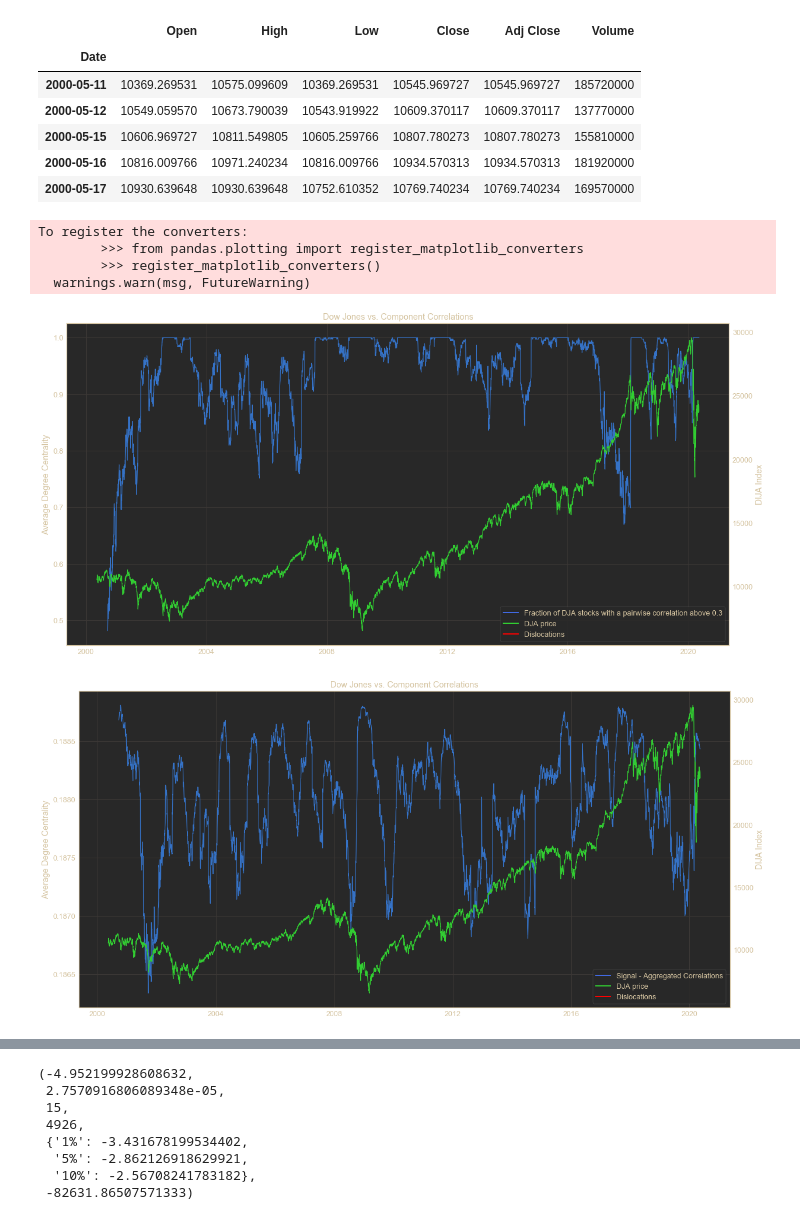
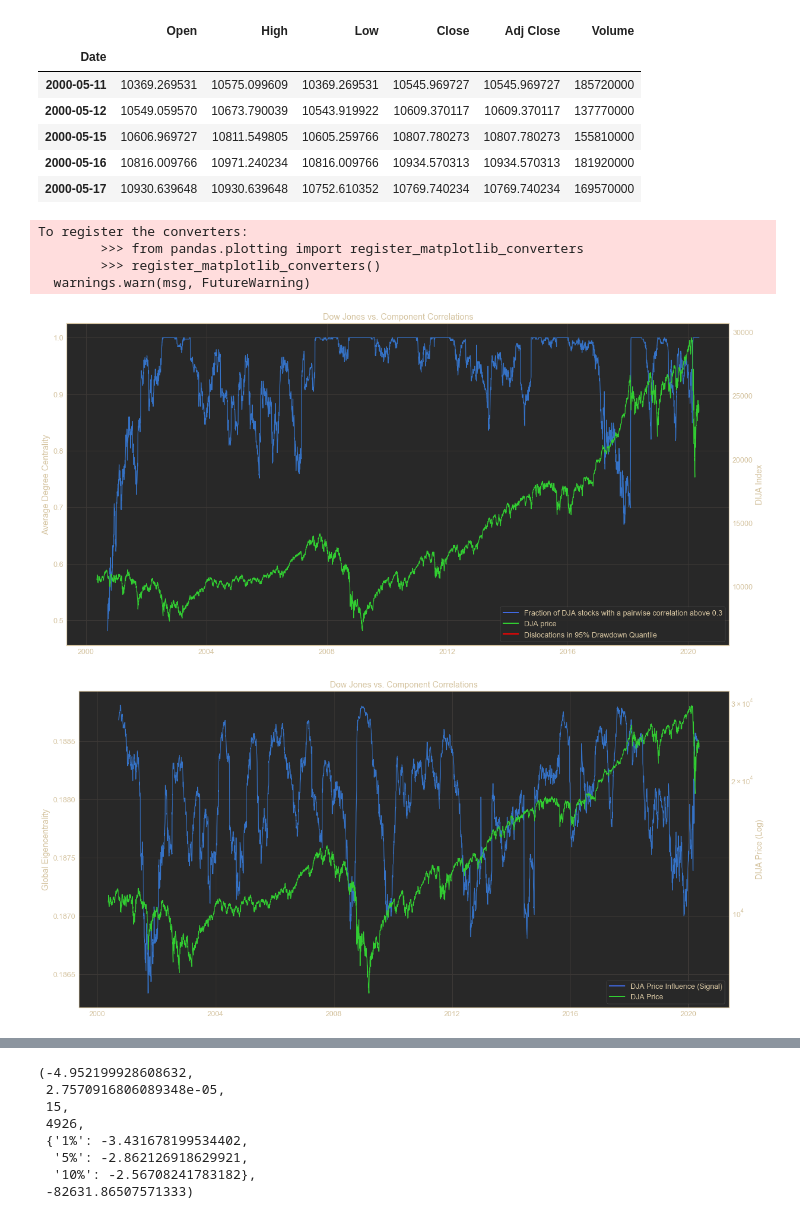
Before and after one commit to mayabenowitz/hedgepy, a Jupyter notebook: notebooks/1.1-dcor-centrality-svm.ipynb, the cells around one changed output, grey strips where cells are left out. Cells and saved outputs as stored; diff of their text form; code cells hidden in the pictures.

```diff
--- a/notebooks/1.1-dcor-centrality-svm.ipynb
+++ b/notebooks/1.1-dcor-centrality-svm.ipynb
@@ -107,5 +104,5 @@ nx_ts_soft = build_network_time_series(dja_series, soft_threshold=True)
 # %%
-ns_ts_hard = build_network_time_series(dja_series, soft_threshold=False)
+nx_ts_hard = build_network_time_series(dja_series, soft_threshold=False)
 # %%
 nx_ts_02 = build_network_time_series(dja_series, soft_threshold=False, corr_threshold=0.2)
 nx_ts_03 = build_network_time_series(dja_series, soft_threshold=False, corr_threshold=0.3)
@@ -123,7 +120,7 @@ df_dc = pd.concat(df_list, axis=1)
 # %%
 from hedgepy.centrality import global_clustering
 # %%
-df_ec = global_eigencentrality(ns_ts_hard)
+df_ec = global_eigencentrality(nx_ts_hard)
 # df_ec = global_clustering(nx_ts_soft)
 # %%
 # df_ec.columns = ['global_eigencentrality']
@@ -134,7 +131,7 @@ df_dc.columns = col_names
 from matplotlib.lines import Line2D
 colors = ['royalblue', 'limegreen', 'red']
 lines = [ Line2D([0], [0], color=c, linewidth=2) for c in colors ]
-labels = ['Fraction of DJA stocks with a pairwise correlation above 0.3', 'DJA price', 'Dislocations']
+labels = ['Fraction of DJA stocks with a pairwise correlation above 0.3', 'DJA price', 'Dislocations in 95% Drawdown Quantile']
 
 fig, ax = plt.subplots(figsize=(20,10))
 ax.plot(df_dc['dcor > 0.3'])
@@ -152,25 +149,27 @@ To register the converters:
         >>> from pandas.plotting import register_matplotlib_converters
         >>> register_matplotlib_converters()
   warnings.warn(msg, FutureWarning)
-[figure, old version]
+[figure, new version]
 # %%
 # explain social network analysis (eigencentrality as a measure of price power, equivalence to 'aggregated correlation')
 # produces predictive signal (p-value < 0.01) with a "prediction horizion" of 87 days
 
 from matplotlib.lines import Line2D
 colors = ['royalblue', 'limegreen', 'red']
 lines = [ Line2D([0], [0], color=c, linewidth=2) for c in colors ]
-labels = ['Signal - Aggregated Correlations', 'DJA price', 'Dislocations']
+labels = ['DJA Price Influence (Signal)', 'DJA Price']
 
 fig, ax = plt.subplots(figsize=(20,10))
 ax.plot(df_ec['global_eigencentrality'])
 # [plt.axvspan(x1, x2, alpha=0.5, color='red') for x1, x2 in zip(dislocations['d_start'], dislocations['d_end'])]
-ax.set_ylabel('Average Degree Centrality')
+ax.set_ylabel('Global Eigencentrality')
 ax.set_title('Dow Jones vs. Component Correlations')
 plt.legend(lines, labels)
 ax2 = ax.twinx()
 ax2.plot(df_dja_index['Close'], color='limegreen')
-ax2.set_ylabel('DIJA Index', fontsize=14)
+ax2.set_ylabel('DIJA Price (Log)', fontsize=14)
+ax2.set_yscale('log')
 ax2.grid(False)
+# plt.savefig('../experiments/resources/dja-eigencent-2000-2020', bbox_inches="tight")
 # %% [output]
-[figure, old version]
+[figure, new version]
```
Also changed, not shown: parts of 37 cells of this notebook, 10 other files.
